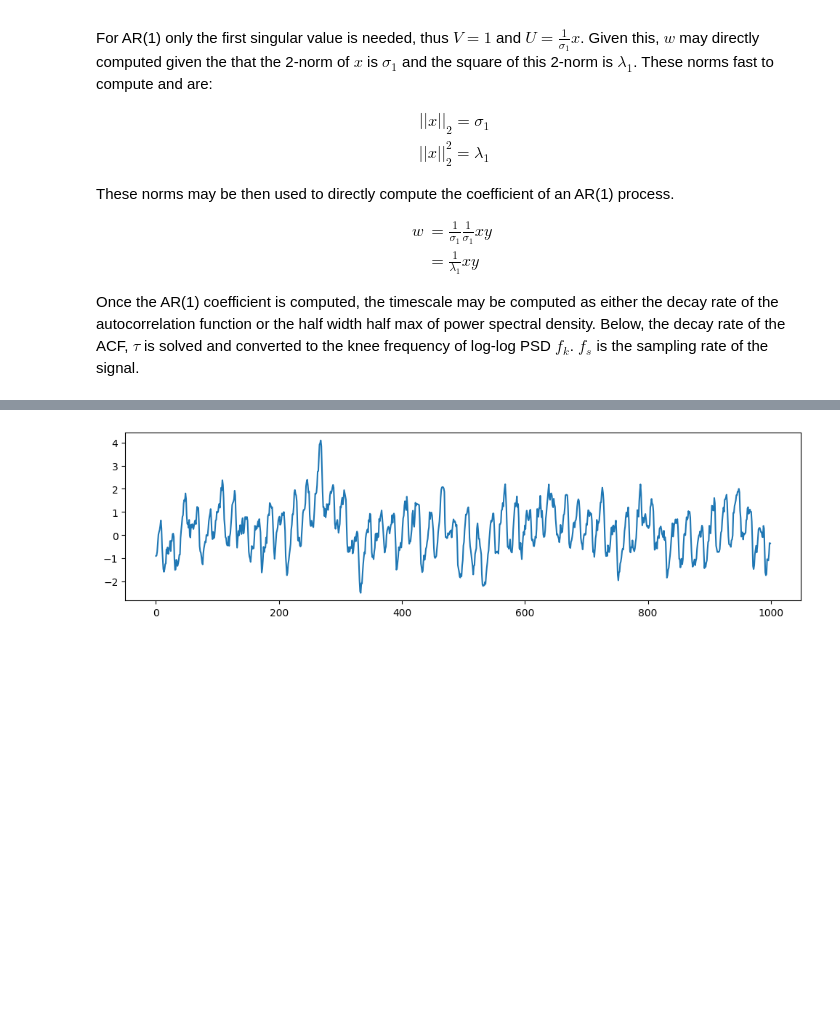
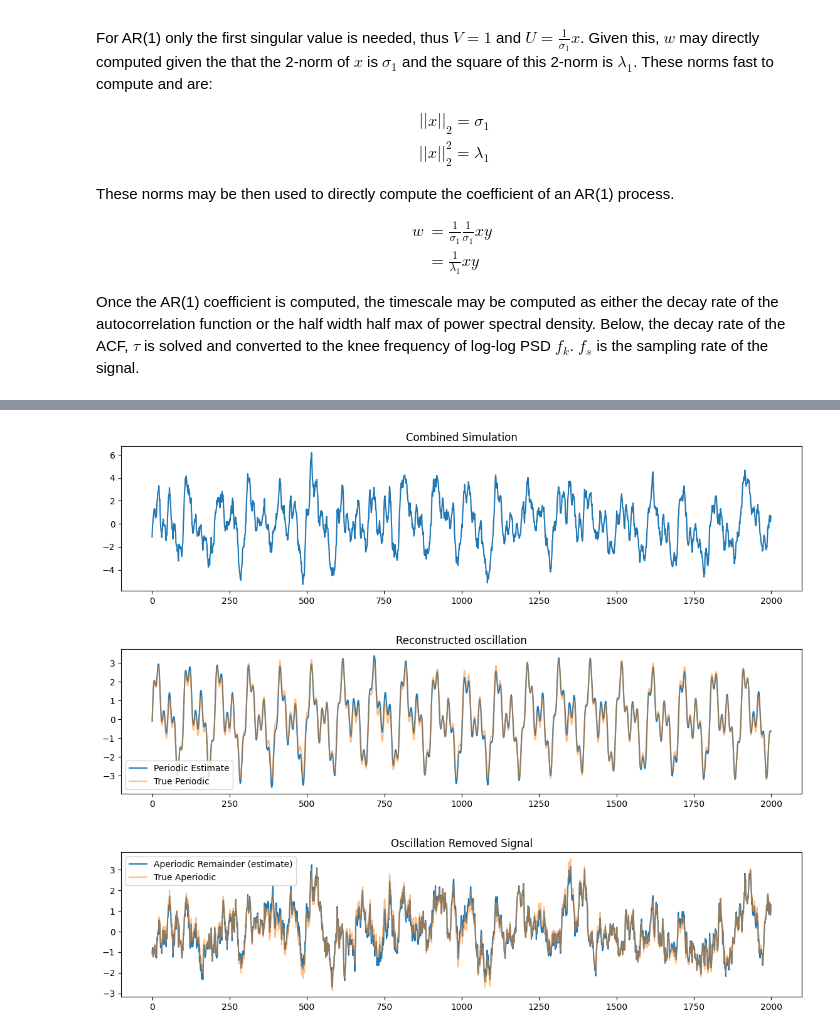
Before and after one commit to voytekresearch/timescale-methods, a Jupyter notebook: docs/examples/AR(1)_direct_computation.ipynb, the cells around one changed output, grey strips where cells are left out. Saved outputs shown, nothing was run; the diff lists cells and outputs as text; code cells hidden in the pictures; blank space fills up the shorter version.

```diff
--- a/docs/examples/AR(1)_direct_computation.ipynb
+++ b/docs/examples/AR(1)_direct_computation.ipynb
@@ -129,23 +132,60 @@ from timescales.sim import sim_branching
 # %%
-n_seconds = 5
+n_seconds = 20
 
 tau = 0.015
 fk = 1/(2*np.pi*tau)
 
 fs = 1000
-sig_pe_true = sim_oscillation(n_seconds, fs, 50, cycle='asine', rdsym=0.8)
+#sig_pe_true = sim_oscillation(n_seconds, fs, 10, cycle='asine', rdsym=0.5)
+sig_pe_true = sim_oscillation(n_seconds, fs, 10) + sim_oscillation(n_seconds, fs, 20) + sim_oscillation(n_seconds, fs, 60) / 2
+# sig_pe_true = sim_bursty_oscillation(n_seconds, fs, 10) * 2
 sig_ap_true = sim_branching(n_seconds, fs, tau, 1000, mean=0, variance=1)
 
 sig = sig_ap_true + sig_pe_true
-
-sig = (sig-sig.mean())/sig.std()
-
-
-# Plot
-plt.figure(figsize=(12, 3))
-plt.plot(sig[:1000]);
+#sig = (sig-sig.mean())/sig.std()
-# %% [output]
-[figure, removed]
+# %%
+# Remove oscillations from time domain
+p = 5000
+
+X = np.lib.stride_tricks.as_strided(sig,
+    shape=(len(sig)-p+1, p),
+    strides=((sig.itemsize, sig.itemsize))
+)[:-1]
+
+
+y = sig[p:]
+
+X_tensor = torch.from_numpy(X).float()
+y_tensor = torch.from_numpy(y).float()
+
+U, S, V = torch.svd_lowrank(X_tensor, 10, 10)
+S_diag = torch.diag(S)
+S_diag_inv = torch.diag(1/S)
+
+sig_pe = (V @ S_diag @ U.T)[0].numpy()
+sig_ap = sig[:-p] - sig_pe
+
+
+# Plot
+plt.figure(figsize=(14, 3))
+plt.plot(sig[:2000])
+plt.title('Combined Simulation')
+
+plt.figure(figsize=(14, 3))
+plt.plot(sig_pe[:2000], label='Periodic Estimate')
+plt.plot(sig_pe_true[:2000], alpha=.5, label='True Periodic')
+plt.title('Reconstructed oscillation')
+plt.legend();
+
+plt.figure(figsize=(14, 3))
+plt.title('Oscillation Removed Signal')
+plt.plot(sig_ap[:2000], label='Aperiodic Remainder (estimate)')
+plt.plot(sig_ap_true[:2000], alpha=.5, label='True Aperiodic')
+plt.legend();
+# %% [output]
+[figure, added]
+[figure, added]
+[figure, added]
 # %%
 %%timeit
 e1_inv = 1/(np.linalg.norm(sig[:-1])**2)
```
Also changed, not shown: parts of 11 cells of this notebook.
